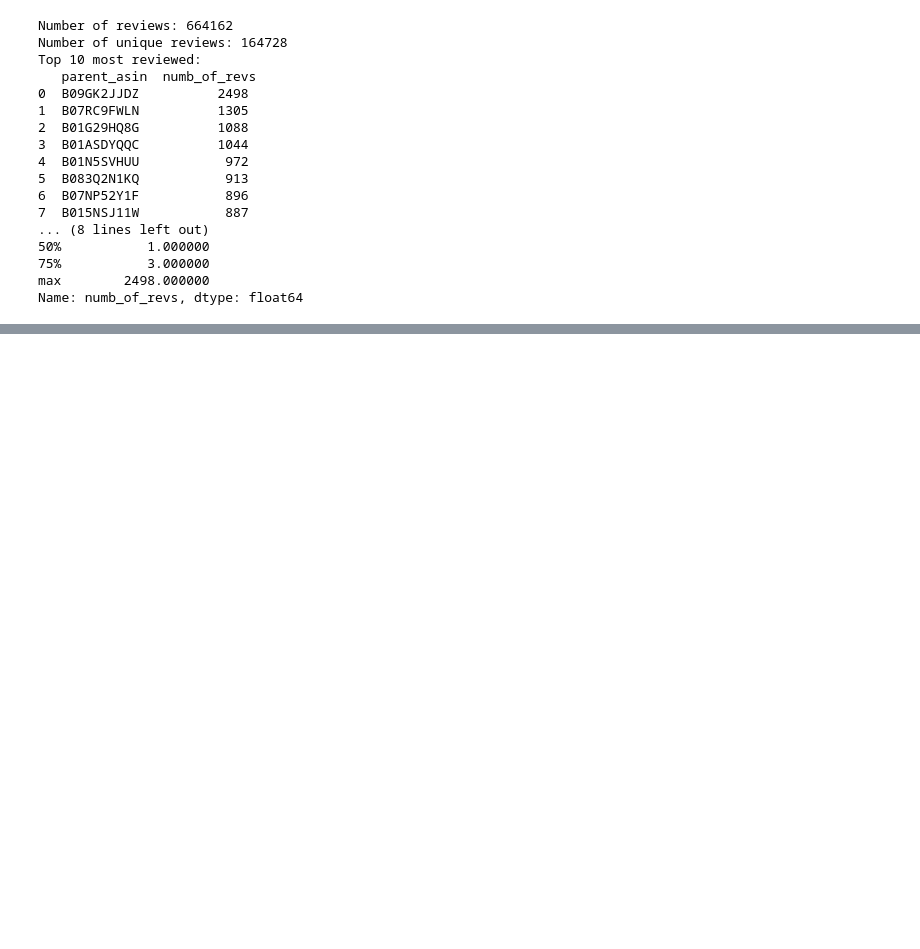
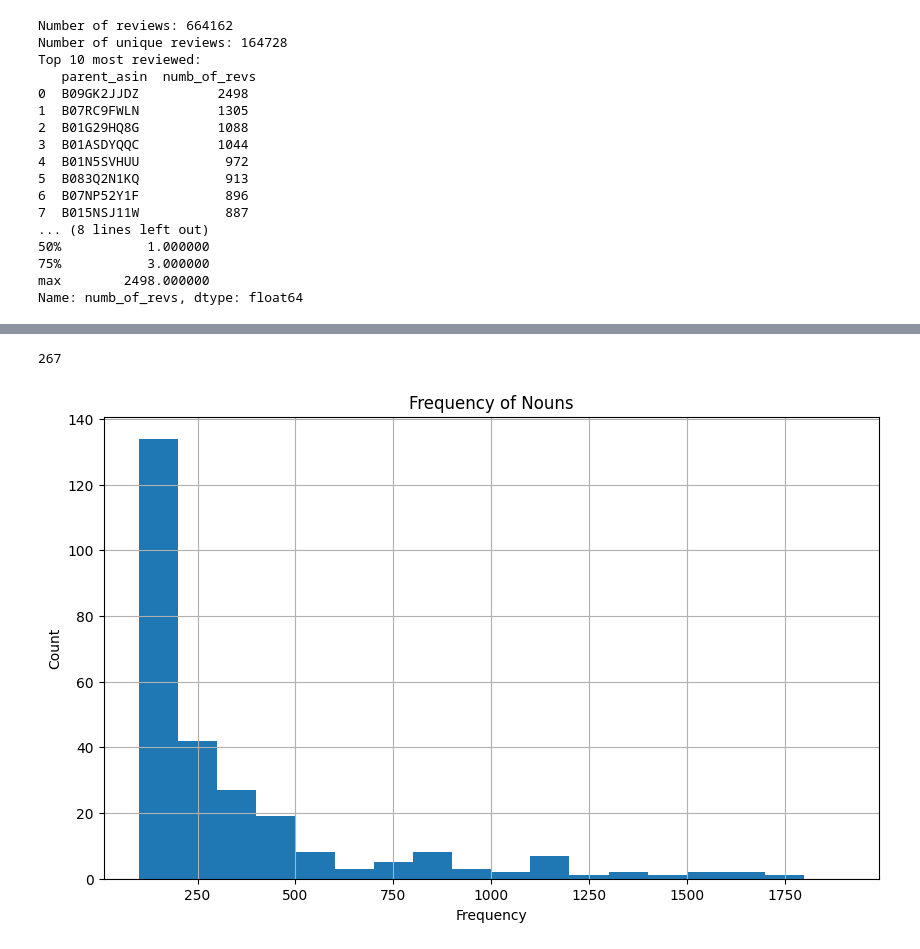
Before and after one commit to emilyguancamole/product-sentiment, a Jupyter notebook: eda.ipynb, the cells around one changed output, grey strips where cells are left out. Cells and saved outputs as stored; diff of their text form; code cells hidden in the pictures; blank space fills up the shorter version.

```diff
--- a/eda.ipynb
+++ b/eda.ipynb
@@ -110,0 +292,15 @@ Name: numb_of_revs, dtype: float64
+# %%
+# Create df with features between freuqncy 100-2000
+handmade_features_midrange = handmade_features_filt[handmade_features_filt['count'] < 2000]
+print(len(handmade_features_midrange))
+# Histogram of noun frequencies
+plt.figure(figsize=(10, 6))
+plt.hist(handmade_features_midrange['count'], bins=np.arange(100, 2000, 100))
+plt.title('Frequency of Nouns')
+plt.xlabel('Frequency')
+plt.ylabel('Count')
+plt.grid(True)
+plt.show()
+# %% [output]
+267
+[figure, added]
```
Also changed, not shown: parts of 17 cells of this notebook.
